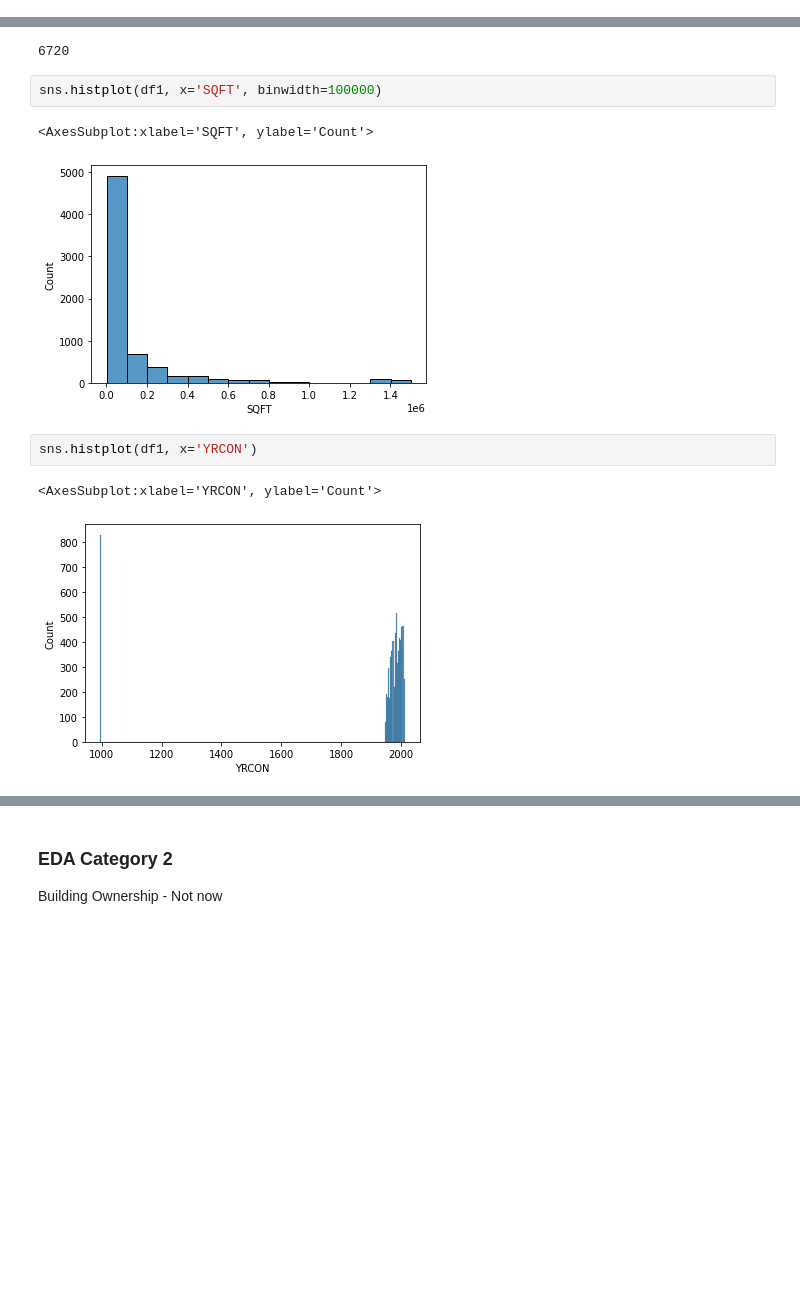
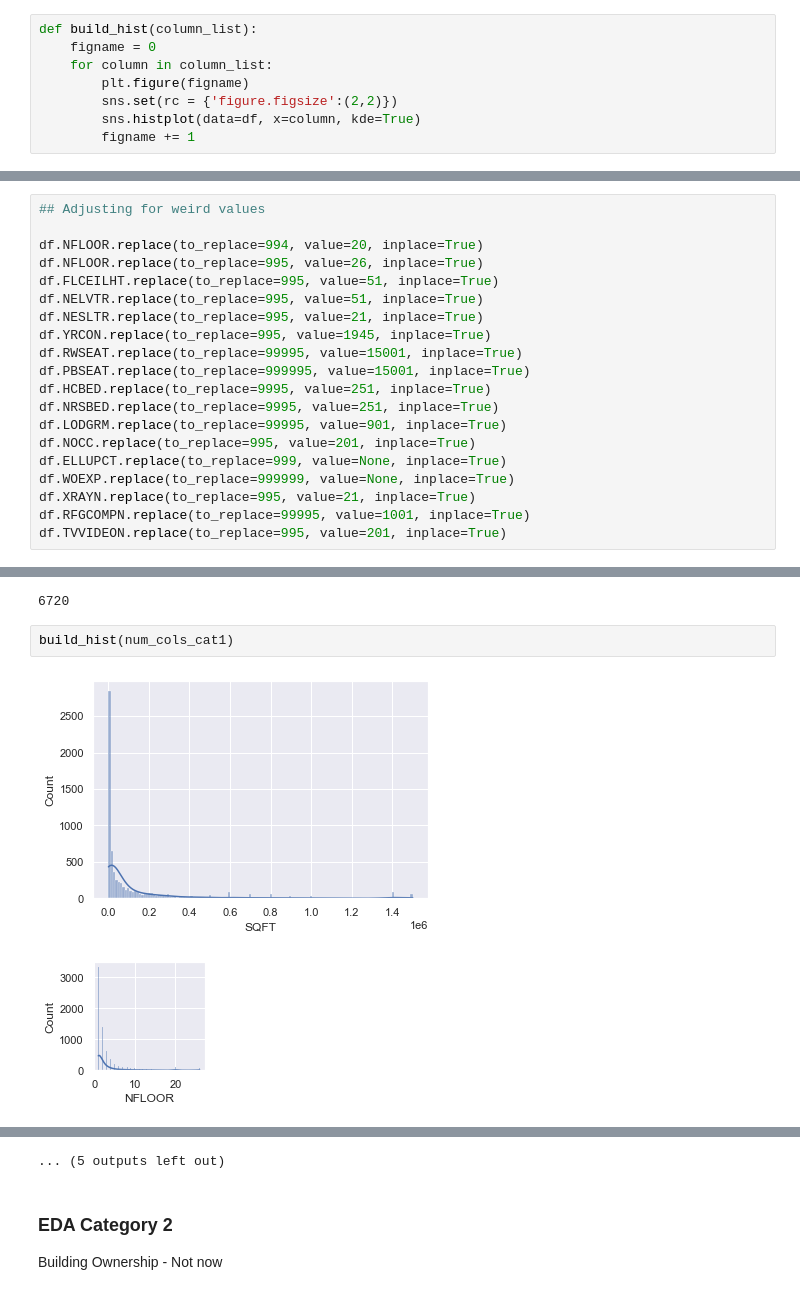
Before and after one commit to oostendo/2022-SI699-011, a Jupyter notebook: eva_and_sam/EDA_cbecs2012.ipynb, the cells around one changed output, grey strips where cells are left out. Drawn from its saved outputs; the diff is of its cells as text; blank space fills up the shorter version.

Commit message:
combined histogram function with eda file

```diff
--- a/eva_and_sam/EDA_cbecs2012.ipynb
+++ b/eva_and_sam/EDA_cbecs2012.ipynb
@@ -67,6 +68,14 @@ print(len(keep_cols))
 ## EDA
 
 Separated by Category (1-7, 10)
+# %%
+def build_hist(column_list):
+    figname = 0
+    for column in column_list:
+        plt.figure(figname)
+        sns.set(rc = {'figure.figsize':(2,2)})
+        sns.histplot(data=df, x=column, kde=True)
+        figname += 1
 # %%
 df = df[keep_cols]
 print(df.shape)
@@ -82,4 +91,24 @@ df.sample(5)
 5 rows × 516 columns
+# %%
+## Adjusting for weird values
+
+df.NFLOOR.replace(to_replace=994, value=20, inplace=True)
+df.NFLOOR.replace(to_replace=995, value=26, inplace=True)
+df.FLCEILHT.replace(to_replace=995, value=51, inplace=True)
+df.NELVTR.replace(to_replace=995, value=51, inplace=True)
+df.NESLTR.replace(to_replace=995, value=21, inplace=True)
+df.YRCON.replace(to_replace=995, value=1945, inplace=True)
+df.RWSEAT.replace(to_replace=99995, value=15001, inplace=True)
+df.PBSEAT.replace(to_replace=999995, value=15001, inplace=True)
+df.HCBED.replace(to_replace=9995, value=251, inplace=True)
+df.NRSBED.replace(to_replace=9995, value=251, inplace=True)
+df.LODGRM.replace(to_replace=99995, value=901, inplace=True)
+df.NOCC.replace(to_replace=995, value=201, inplace=True)
+df.ELLUPCT.replace(to_replace=999, value=None, inplace=True)
+df.WOEXP.replace(to_replace=999999, value=None, inplace=True)
+df.XRAYN.replace(to_replace=995, value=21, inplace=True)
+df.RFGCOMPN.replace(to_replace=99995, value=1001, inplace=True)
+df.TVVIDEON.replace(to_replace=995, value=201, inplace=True)
 # %%
 category_map[0]
 # %% [output]
@@ -177,13 +188,8 @@ df1_total = df1.shape[0]
 print(df1_total)
 # %% [output]
 6720
-# %%
-sns.histplot(df1, x='SQFT', binwidth=100000)
-# %% [output]
-<AxesSubplot:xlabel='SQFT', ylabel='Count'>
-[figure, removed]
-# %%
-sns.histplot(df1, x='YRCON')
-# %% [output]
-<AxesSubplot:xlabel='YRCON', ylabel='Count'>
-[figure, removed]
+# %%
+build_hist(num_cols_cat1)
+# %% [output]
+[figure, added]
+[figure, added]
@@ -190,3 +206,4 @@ sns.histplot(df1, x='YRCON')
+... (5 outputs left out)
 # %% [markdown]
 ### EDA Category 2
 
```
Also changed, not shown: parts of 12 cells of this notebook.
